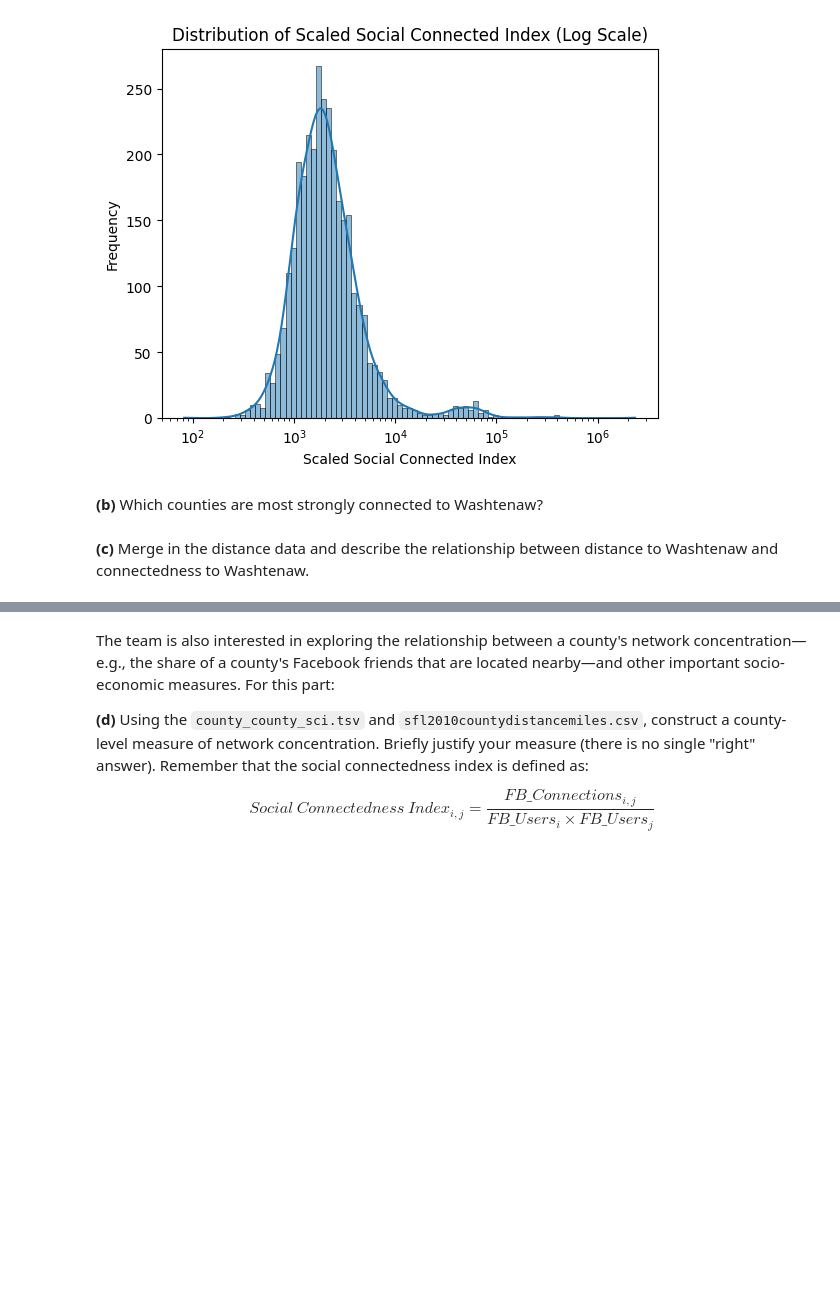
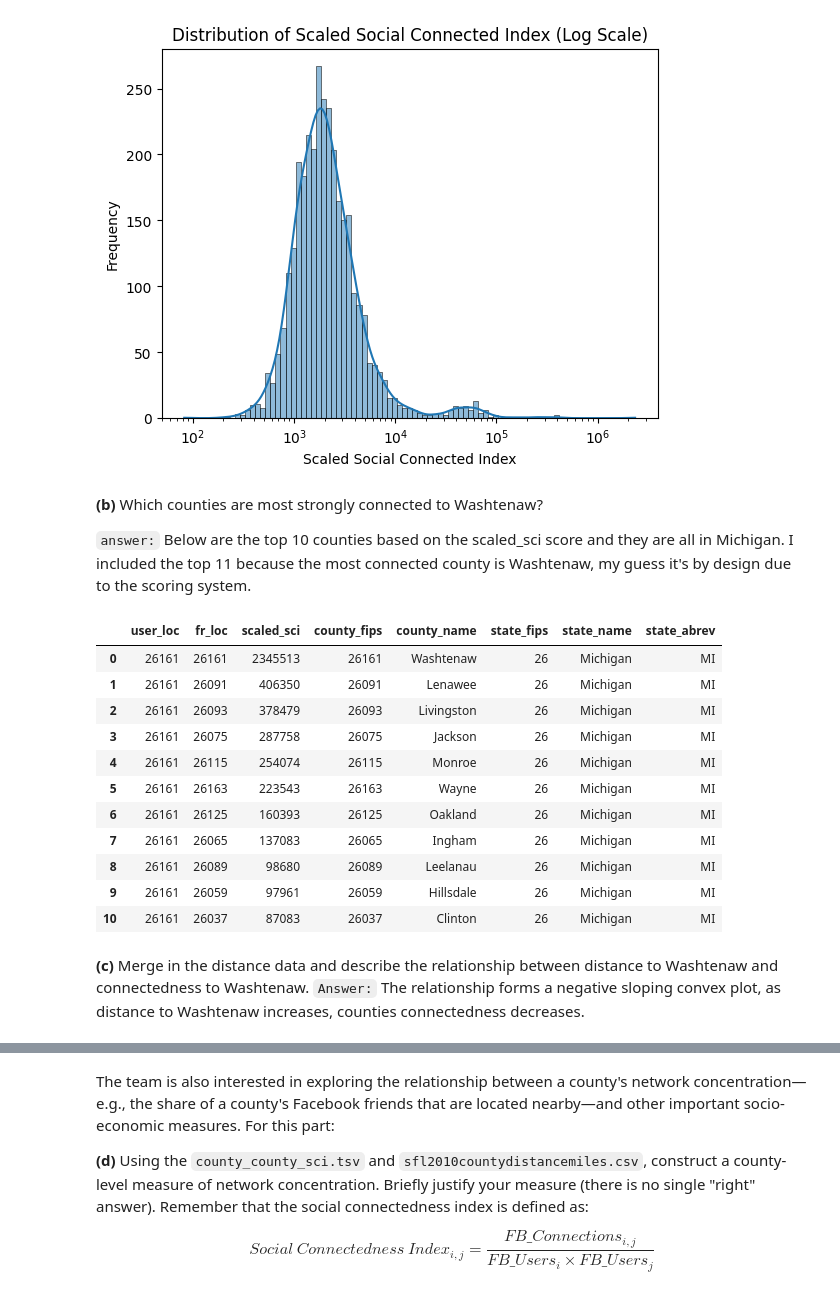
Before and after one commit to gavinjqu/predoc-practice, a Jupyter notebook: predoc_data_task/task_2/datatask2.ipynb, the cells around one changed output, grey strips where cells are left out. Cells and saved outputs as stored; diff of their text form; code cells hidden in the pictures; blank space fills up the shorter version.

```diff
--- a/predoc_data_task/task_2/datatask2.ipynb
+++ b/predoc_data_task/task_2/datatask2.ipynb
@@ -61,9 +58,27 @@ plt.show()
 [figure]
 # %% [markdown]
 **(b)** Which counties are most strongly connected to Washtenaw?
+
+`answer:` Below are the top 10 counties based on the scaled_sci score and they are all in Michigan. I included the top 11 because the most connected county is Washtenaw, my guess it's by design due to the scoring system.
 # %%
 # TODO: find top 10 connected using df_part_a
-
+top_10 = df_part_a.nlargest(11, 'scaled_sci')
 # TODO: map to county name using county_description dataset using FIPS code
+df3 = pd.read_csv("./data/Part1/county_description.csv")
+top_10.merge(df3, left_on='fr_loc', right_on='county_fips', how='inner')
+# %% [output]
+|  | user_loc | fr_loc | scaled_sci | county_fips | county_name | state_fips | state_name | state_abrev |
+| 0 | 26161 | 26161 | 2345513 | 26161 | Washtenaw | 26 | Michigan | MI |
+| 1 | 26161 | 26091 | 406350 | 26091 | Lenawee | 26 | Michigan | MI |
+| 2 | 26161 | 26093 | 378479 | 26093 | Livingston | 26 | Michigan | MI |
+| 3 | 26161 | 26075 | 287758 | 26075 | Jackson | 26 | Michigan | MI |
+| 4 | 26161 | 26115 | 254074 | 26115 | Monroe | 26 | Michigan | MI |
+| 5 | 26161 | 26163 | 223543 | 26163 | Wayne | 26 | Michigan | MI |
+| 6 | 26161 | 26125 | 160393 | 26125 | Oakland | 26 | Michigan | MI |
+| 7 | 26161 | 26065 | 137083 | 26065 | Ingham | 26 | Michigan | MI |
+| 8 | 26161 | 26089 | 98680 | 26089 | Leelanau | 26 | Michigan | MI |
+| 9 | 26161 | 26059 | 97961 | 26059 | Hillsdale | 26 | Michigan | MI |
+| 10 | 26161 | 26037 | 87083 | 26037 | Clinton | 26 | Michigan | MI |
 # %% [markdown]
 **(c)** Merge in the distance data and describe the relationship between distance to Washtenaw and connectedness to Washtenaw.
+`Answer:` The relationship forms a negative sloping convex plot, as distance to Washtenaw increases, counties connectedness decreases.
```
Also changed, not shown: parts of 4 cells of this notebook.
